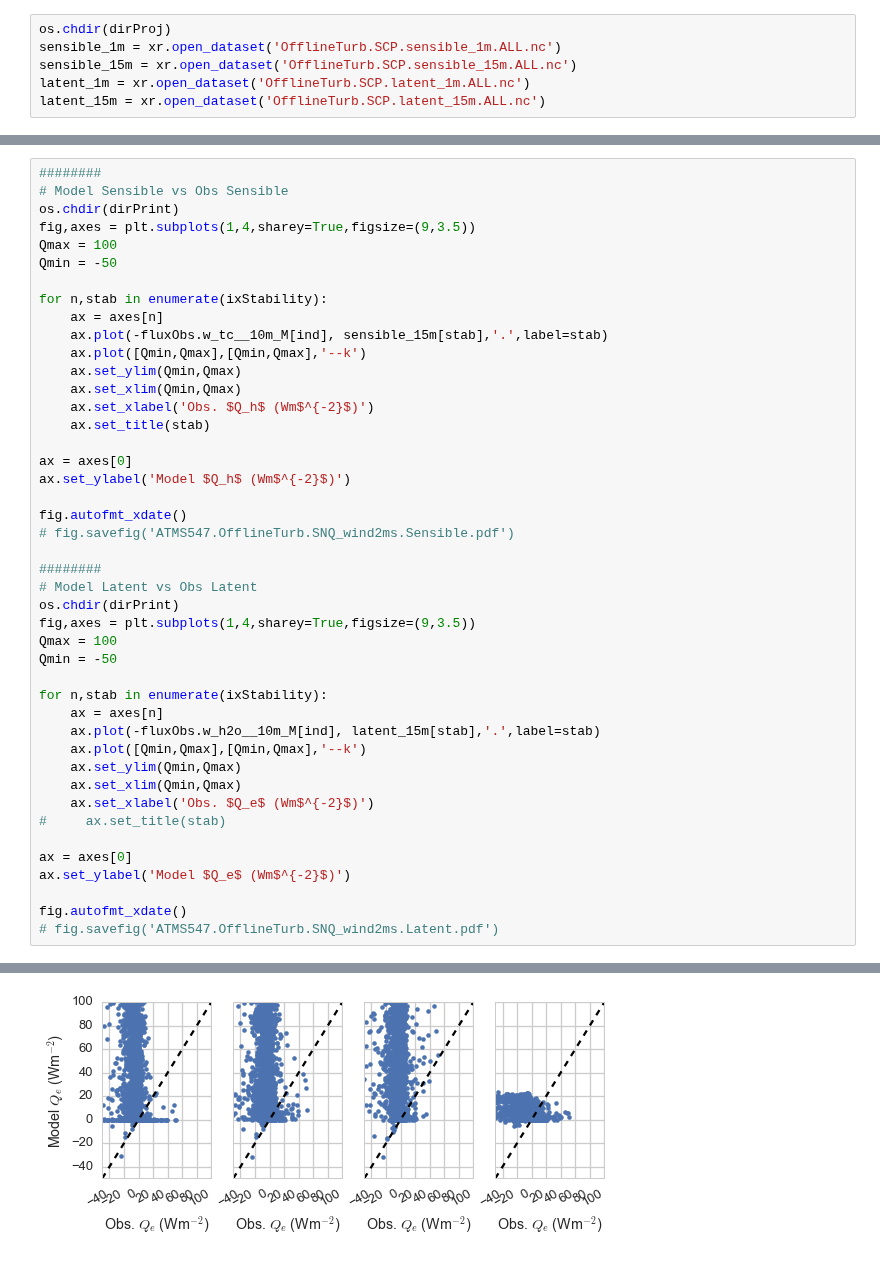
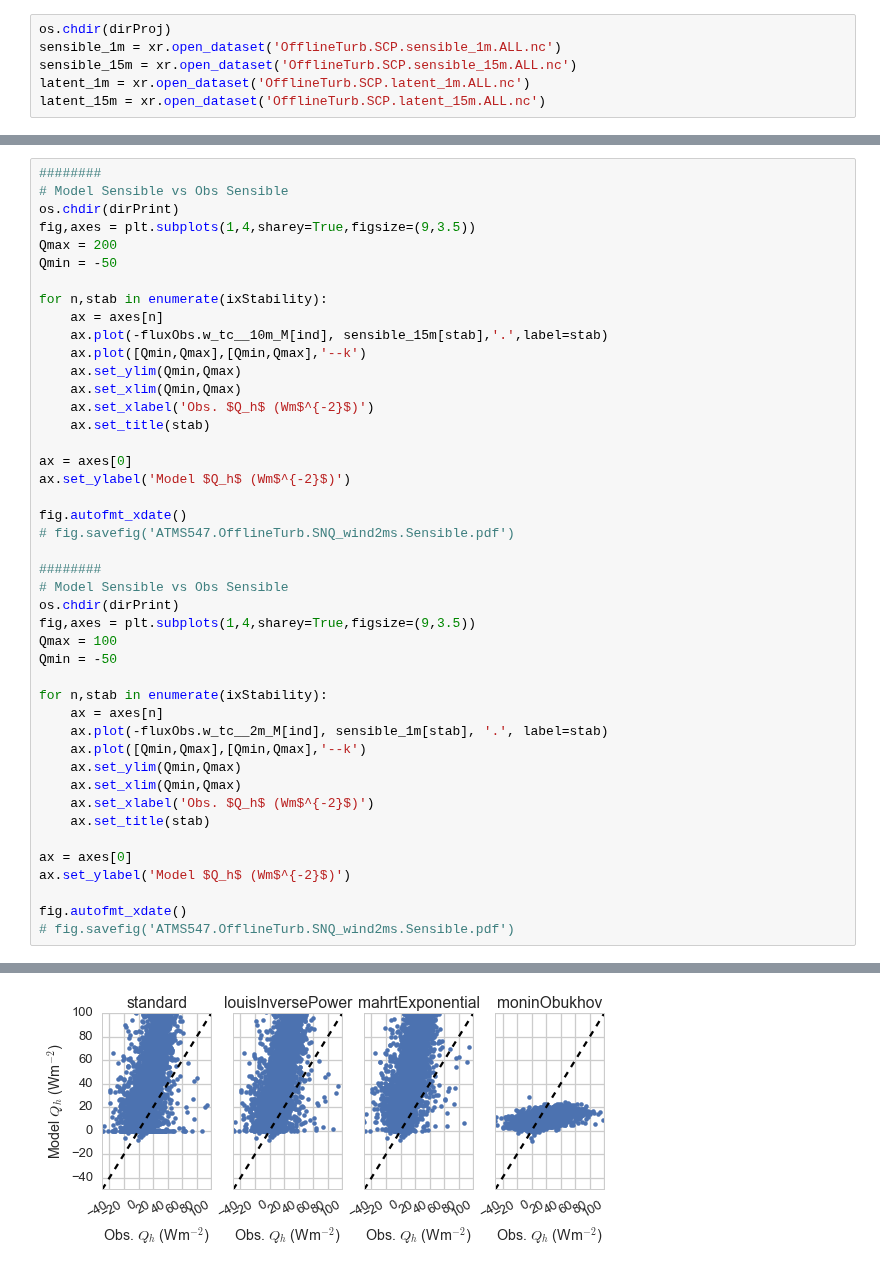
Before and after one commit to klapo/TurbulenceFeedbacks, a Jupyter notebook: TF.OfflineTurb.SCP.ipynb, the cells around one changed output, grey strips where cells are left out. Cells and saved outputs as stored; diff of their text form.

Commit message:
Scripts with the original examination of offline simulations at each site separately. The diurnal composite plots still need to be moved to their own notebook

```diff
--- a/TF.OfflineTurb.SCP.ipynb
+++ b/TF.OfflineTurb.SCP.ipynb
@@ -199,7 +199,7 @@ fig.autofmt_xdate()
 # Model Sensible vs Obs Sensible
 os.chdir(dirPrint)
 fig,axes = plt.subplots(1,4,sharey=True,figsize=(9,3.5))
-Qmax = 100
+Qmax = 200
 Qmin = -50
 
 for n,stab in enumerate(ixStability):
@@ -218,7 +218,7 @@ fig.autofmt_xdate()
 # fig.savefig('ATMS547.OfflineTurb.SNQ_wind2ms.Sensible.pdf')
 
 ########
-# Model Latent vs Obs Latent
+# Model Sensible vs Obs Sensible
 os.chdir(dirPrint)
 fig,axes = plt.subplots(1,4,sharey=True,figsize=(9,3.5))
 Qmax = 100
@@ -226,16 +226,16 @@ Qmin = -50
 
 for n,stab in enumerate(ixStability):
     ax = axes[n]
-    ax.plot(-fluxObs.w_h2o__10m_M[ind], latent_15m[stab],'.',label=stab)
+    ax.plot(-fluxObs.w_tc__2m_M[ind], sensible_1m[stab], '.', label=stab)
     ax.plot([Qmin,Qmax],[Qmin,Qmax],'--k')
     ax.set_ylim(Qmin,Qmax)
     ax.set_xlim(Qmin,Qmax)
-    ax.set_xlabel('Obs. $Q_e$ (Wm$^{-2}$)')
-#     ax.set_title(stab)
+    ax.set_xlabel('Obs. $Q_h$ (Wm$^{-2}$)')
+    ax.set_title(stab)
 
 ax = axes[0]
-ax.set_ylabel('Model $Q_e$ (Wm$^{-2}$)')
+ax.set_ylabel('Model $Q_h$ (Wm$^{-2}$)')
 
 fig.autofmt_xdate()
-# fig.savefig('ATMS547.OfflineTurb.SNQ_wind2ms.Latent.pdf')
+# fig.savefig('ATMS547.OfflineTurb.SNQ_wind2ms.Sensible.pdf')
 # %% [output]
@@ -243 +243 @@ fig.autofmt_xdate()
-[figure, old version]
+[figure, new version]
```
Also changed, not shown: parts of 13 cells of this notebook, 1 other file.
